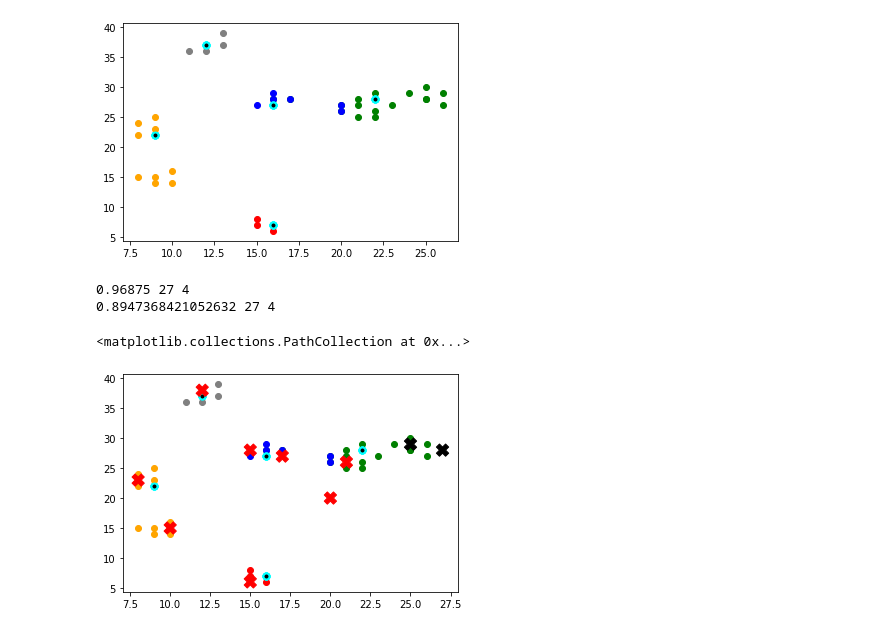
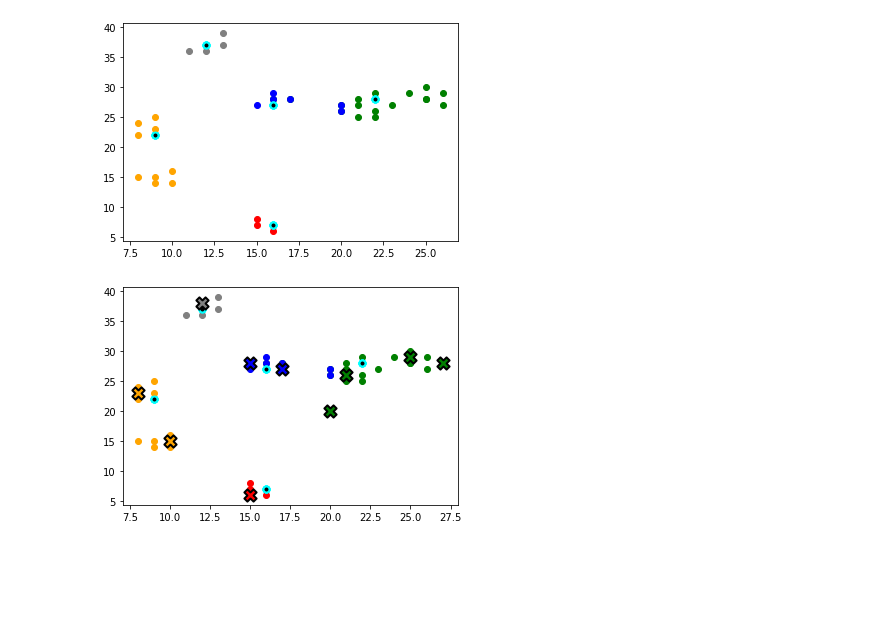
Before and after one commit to AlexeyKozlovsky/DecisionTheoryTasks, a Jupyter notebook: DTh11.ipynb, the cells around one changed output. Drawn from its saved outputs; the diff is of its cells as text; code cells hidden in the pictures; blank space fills up the shorter version.

Commit message:
ended with holotypes

```diff
--- a/DTh11.ipynb
+++ b/DTh11.ipynb
@@ -145,3 +121,23 @@ def test(holotypes, radiuses, test_data, exs):
+# %%
+def test(holotypes, radiuses, test_data, exs):
+    """Функция для распредления материала экзамена
+    по однородным группам
+    requirements: numpy
+    holotypes: голотипы групп [np.array]
+    radiuses: радиусы групп [np.array]
+    test_data: материал экзамена [np.array]
+    exs: экстримальные разности для свойств [np.array]
+    returns: вектор принадлежнасти к группам объектов
+    материала экзамена [np.array]"""
+    result = np.zeros((test_data.shape[0]), dtype=int)
+    for num, values in enumerate(test_data):
+        current = []
+        for num_h, holotype in enumerate(holotypes):
+            current.append(np.average([get_similarity_measure(holotype[i], value, exs[i]) / exs[i]
+                                              for i, value in enumerate(values)]))
+        result[num] = np.argmax(current)
+
+    return result
 # %%
 similarity_matrix = build_avg_similarity_matrix(data_train)
 average_similarity = get_average_similarity(similarity_matrix)
@@ -155,7 +151,7 @@ plt.show()
 # %% [output]
 [figure]
 # %%
-holotypes = get_holotypes(similarity_matrix, sets)
+holotypes = np.array(get_holotypes(similarity_matrix, sets), dtype=int)
 radiuses = get_radiuses(similarity_matrix, sets, holotypes)
 for k, s in enumerate(sets):
     plt.scatter([data_train.T[0][i] for i in s], [data_train.T[1][i] for i in s], color=cmap[k])
@@ -169,19 +165,20 @@ plt.show()
 # %%
 exs = np.array([np.max(data_test.T[i]) - np.min(data_test.T[i])
                 for i in range(data_test.shape[1])])
-test_data_classes = test(holotypes, radiuses, data_test, exs)
+holotypes_coordinates = np.array([data_train[num_h] for num_h in holotypes])
+test_data_classes = test(holotypes_coordinates, radiuses, data_test, exs)
-# %% [output]
-0.96875 27 4
-0.8947368421052632 27 4
 # %%
 for k, s in enumerate(sets):
     plt.scatter([data_train.T[0][i] for i in s], [data_train.T[1][i] for i in s], color=cmap[k])
 
     plt.scatter([data_train.T[0][i] for i in holotypes],
             [data_train.T[1][i] for i in holotypes],
             color='black', linewidths=2, edgecolors='cyan')
-plt.scatter(data_test.T[0], data_test.T[1], c=test_data_classes,
-            cmap=ListedColormap(cmap), marker='X', s=150)
+
+for i, tds in enumerate(test_data_classes):
+    plt.scatter(data_test[i][0], data_test[i][1],
+                color=cmap[tds], marker='X', s=150, edgecolors='black',
+                linewidth=2)
+plt.show()
 # %% [output]
-<matplotlib.collections.PathCollection at 0x...>
-[figure, old version]
+[figure, new version]
```
Also changed, not shown: parts of 5 cells of this notebook.
